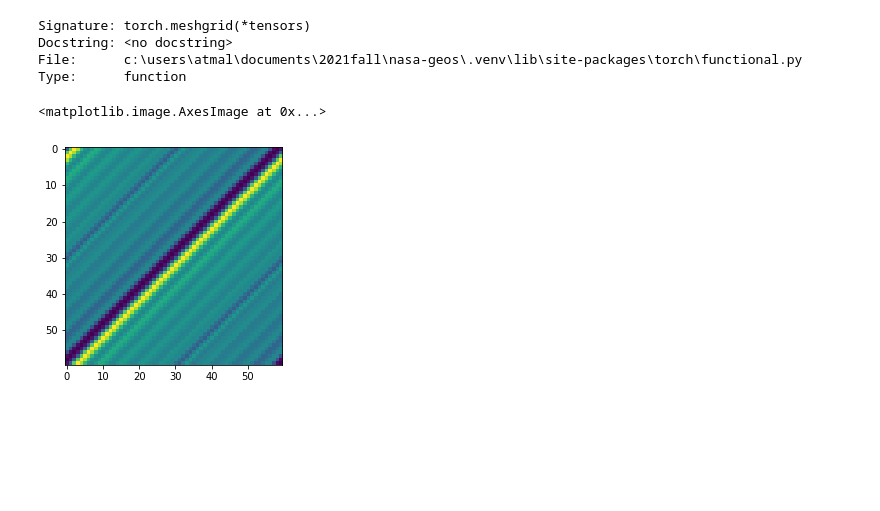
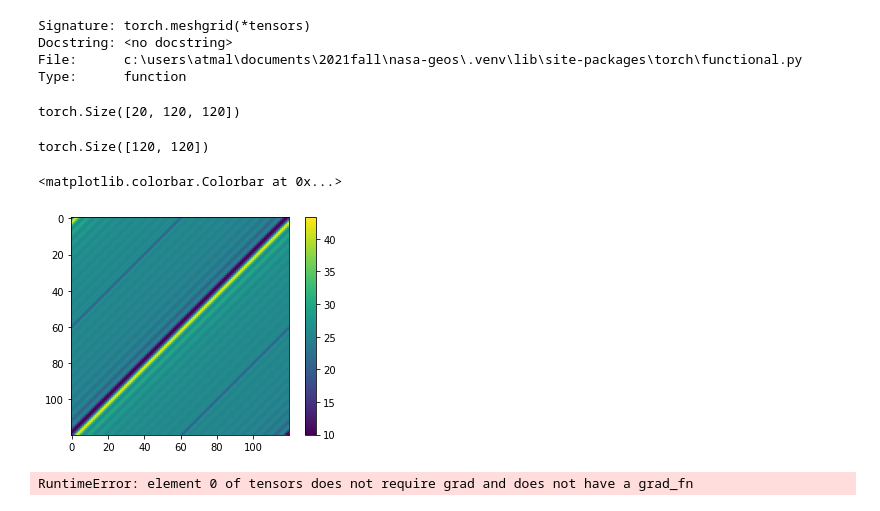
Before and after one commit to AlexTMallen/NASA-GEOS, a Jupyter notebook: 1D-omega-speedup.ipynb, the cells around one changed output. Saved outputs shown, nothing was run; the diff lists cells and outputs as text; code cells hidden in the pictures; blank space fills up the shorter version.

Commit message:
generalized fft interp to arbitrary dimensions, remove fftshift

```diff
--- a/1D-omega-speedup.ipynb
+++ b/1D-omega-speedup.ipynb
@@ -388,7 +388,7 @@ from numpy.fft import fftshift, ifftshift, ifftn, fftfreq, fftn, rfftn, irfftn
 # Lft = np.array([range(i + 1, i + 4) for i in range(10, 90, 10)])
 
 T = 10
-K = 6
+K = 3
 inpts = np.arange(K*T) * 2 * np.pi / (K * T)
 mesh_t, mesh1, mesh2 = np.meshgrid(np.arange(1, T + 1), inpts, inpts, indexing="ij")
 local_losses = np.exp(np.sin(mesh_t * (mesh1 + mesh2)))
@@ -491,30 +499,50 @@ Type:      function
 # %%
 from torch.fft import fftn, ifftn, fftshift, fftfreq
 # %%
-T = 10
+T = 20
 K = 6
+omega_dim = 2
+
 inpts = torch.arange(K*T, dtype=torch.float32, requires_grad=True) * 2 * np.pi / (K * T)
-mesh_t, mesh1, mesh2 = torch.meshgrid(torch.arange(1, T + 1, dtype=torch.float32), inpts, inpts)
-local_losses = torch.exp(torch.sin(mesh_t * (mesh1 + mesh2)))
+meshs = torch.meshgrid(torch.arange(1, T + 1, dtype=torch.float32), *(inpts for i in range(omega_dim)), indexing="ij")
+mesh_t = meshs[0]
+local_losses = torch.exp(torch.sin(mesh_t * (sum(meshs[1:]))))
 global_losses = torch.sum(local_losses, axis=0)
-L = torch.stack([local_losses[0, 0:K*T:T, 0:K*T:T] for t in range(1, T+1)])
-Lft = fftshift(fftn(L, dim=(1, 2)), dim=(1, 2))  # if I don't do fftshift, I can think of the frequencies as n/N for n = 0:N-13 (not when doing zero padding)
+L = torch.stack([local_losses.__getitem__((0, *(slice(0,K*T,T) for i in range(omega_dim)))) for t in range(1, T+1)])  # this only works for 2D rn
+dims = tuple(range(-omega_dim, 0))
+Lft = fftn(L, dim=dims)  # if I don't do fftshift, I can think of the frequencies as n/N for n = 0:N-13 (not when doing zero padding)
+# %%
+local_losses.shape
+# %% [output]
+torch.Size([20, 120, 120])
+# %%
+global_losses.shape
+# %% [output]
+torch.Size([120, 120])
 # %%
 # M is a matrix you multiply by Lft to get E
 losses = torch.zeros((global_losses.shape), dtype=torch.complex64)
 # each element is what freq is represented by the corresponding element in a 1D L
-freqs = torch.stack([fftshift(fftfreq(K)) * t / T for t in range(1, T + 1)])
-F0 = torch.stack([torch.meshgrid(freqs[t], freqs[t], indexing="ij")[0] for t in range(T)])
-F1 = torch.stack([torch.meshgrid(freqs[t], freqs[t], indexing="ij")[1] for t in range(T)])
+freqs = torch.stack([fftfreq(K) * t / T for t in range(1, T + 1)])
+F = []
+for i in range(omega_dim):
+    F.append(torch.stack([torch.meshgrid(*(freqs[t] for i in range(omega_dim)), indexing="ij")[0] for t in range(T)]))
+
+
+# convert omega from the interval [0, 1] to [0, K*T]
 for i, w0 in enumerate(torch.arange(K * T)):
     for j, w1 in enumerate(torch.arange(K * T)):
-        M = torch.exp(complex("j") * 2 * np.pi * (F0 * w0 + F1 * w1))
-        loss = torch.sum(Lft * M) / K**2  # np.sum(np.prod(np.prod(L * M, axis=1), axis=1))
+        w = [w0, w1, 30]
+        M = torch.exp(complex("j") * 2 * np.pi * (sum(F[i] * w[i] for i in range(omega_dim))))
+        loss = torch.sum(Lft * M) / K**omega_dim
         losses[i, j] = loss
 # %%
-plt.imshow(np.real(losses.detach().numpy()))
+plt.imshow(np.real(losses[:, :].detach().numpy()))
+plt.colorbar()
 # %% [output]
-<matplotlib.image.AxesImage at 0x...>
+<matplotlib.colorbar.Colorbar at 0x...>
-[figure, old version]
+[figure, new version]
 # %%
-torch.real(losses[0, 0]).backward()
+torch.real(losses[0, 0, 0]).backward()
+# %% [output]
+RuntimeError: element 0 of tensors does not require grad and does not have a grad_fn
```
Also changed, not shown: parts of 3 cells of this notebook.
